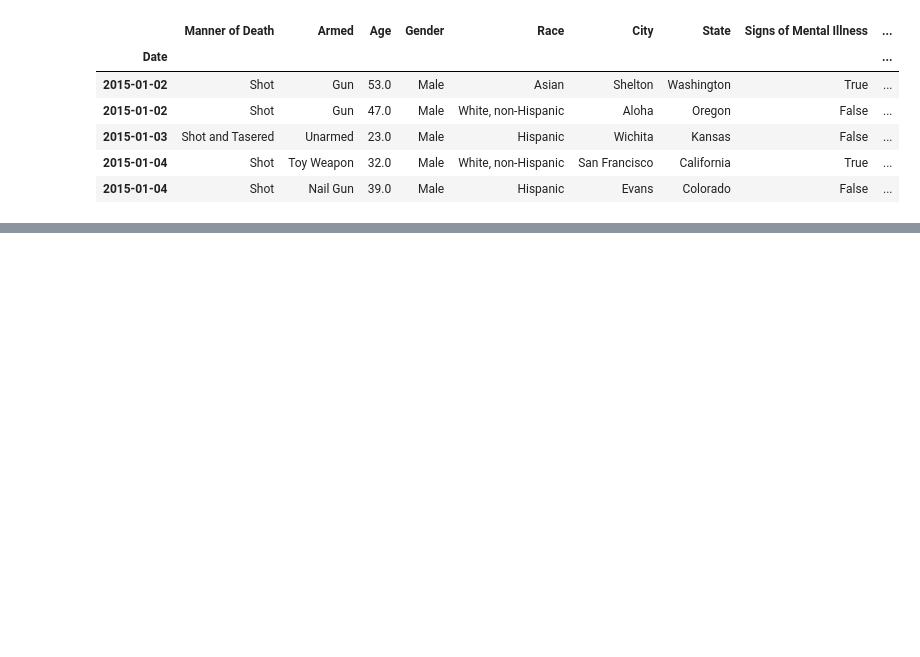
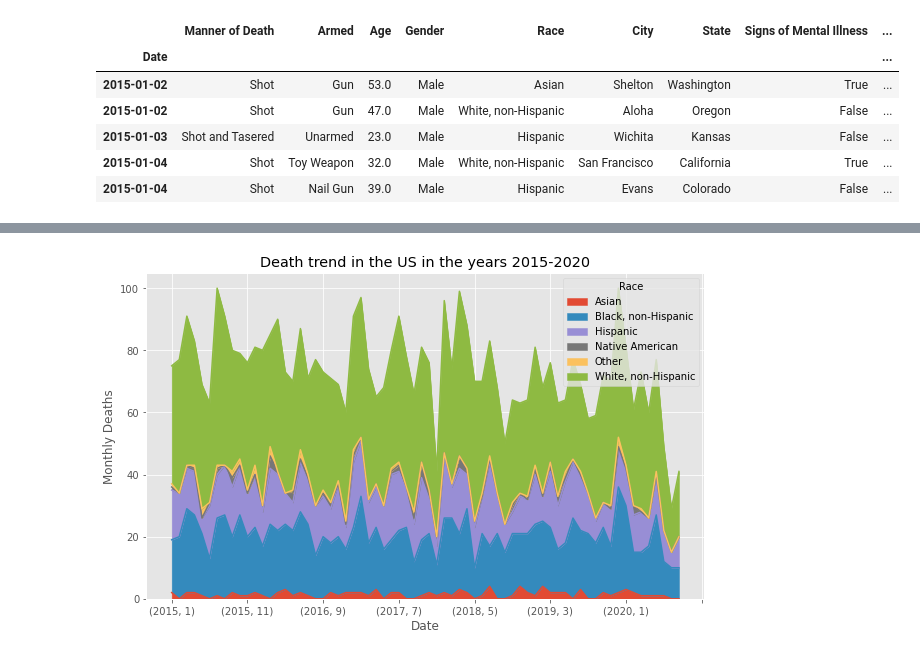
Before and after one commit to gontzalm/storytelling-project, a Jupyter notebook: notebooks/storytelling.ipynb, the cells around one changed output, grey strips where cells are left out. Cells and saved outputs as stored; diff of their text form; code cells hidden in the pictures; blank space fills up the shorter version.

```diff
--- a/notebooks/storytelling.ipynb
+++ b/notebooks/storytelling.ipynb
@@ -48,0 +34,4 @@ pv = shootings.pivot_table(
+# %%
+sa.show_trend(shootings, attr="Race")
+# %% [output]
+[figure, added]
```
Also changed, not shown: parts of 13 cells of this notebook, 1 other file.
